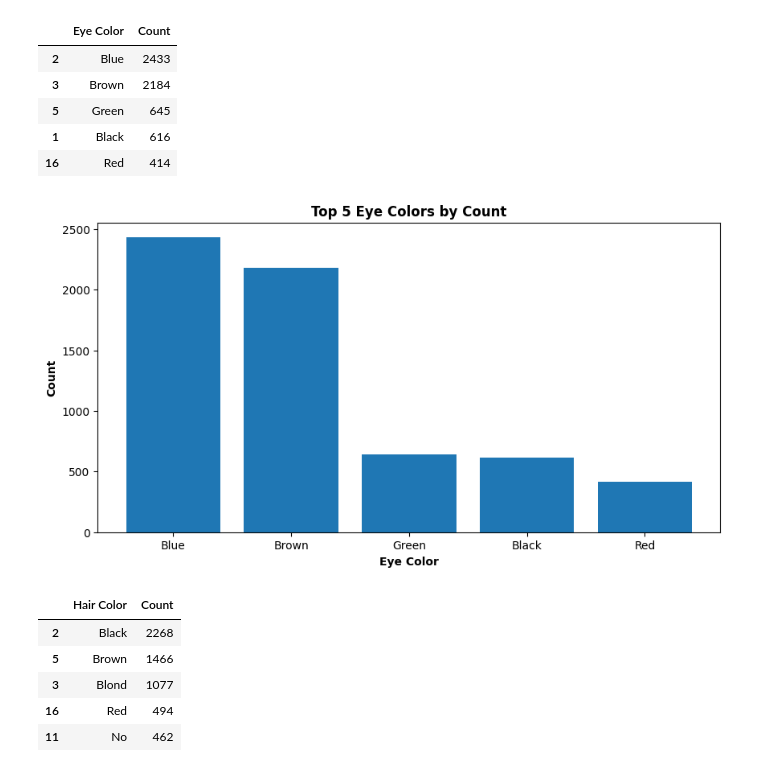
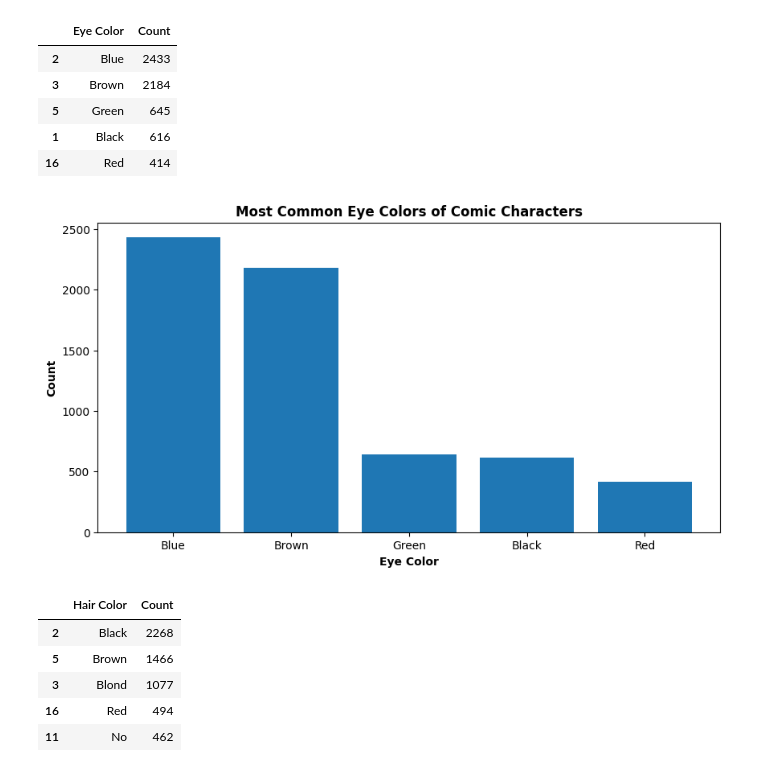
Before and after one commit to tylerguyler9/comic-characters-dataset, a Jupyter notebook: src/research.ipynb, the cells around one changed output. Drawn from its saved outputs; the diff is of its cells as text; code cells hidden in the pictures.

Commit message:
Renamed visualizations

```diff
--- a/src/research.ipynb
+++ b/src/research.ipynb
@@ -64,20 +64,20 @@ eyecolor_count_df
 # %%
 # current figure
 pyplot.figure(figsize=(10,5))
 
 # plot
 pyplot.bar(eyecolor_count_df["Eye Color"], eyecolor_count_df["Count"])
 
 # formatting
-pyplot.title("Top 5 Eye Colors by Count", fontweight="bold")
+pyplot.title("Most Common Eye Colors of Comic Characters", fontweight="bold")
 pyplot.xlabel("Eye Color", fontweight="bold")
 pyplot.ylabel("Count", fontweight="bold")
 
 # save/show
-pyplot.savefig("visualizations/Top 5 Eye Colors by Count.png")
+pyplot.savefig("visualizations/Most Common Eye Colors of Comic Characters.png")
 pyplot.show()
 # %% [output]
-[figure, old version]
+[figure, new version]
 # %%
 haircolor_count_df = comic_characters_df.copy().groupby("Hair Color")["Name"].nunique().reset_index().sort_values(by="Name", ascending=False).head()
 haircolor_count_df = haircolor_count_df.rename(columns={
```
Also changed, not shown: parts of 3 cells of this notebook, 8 other files.
